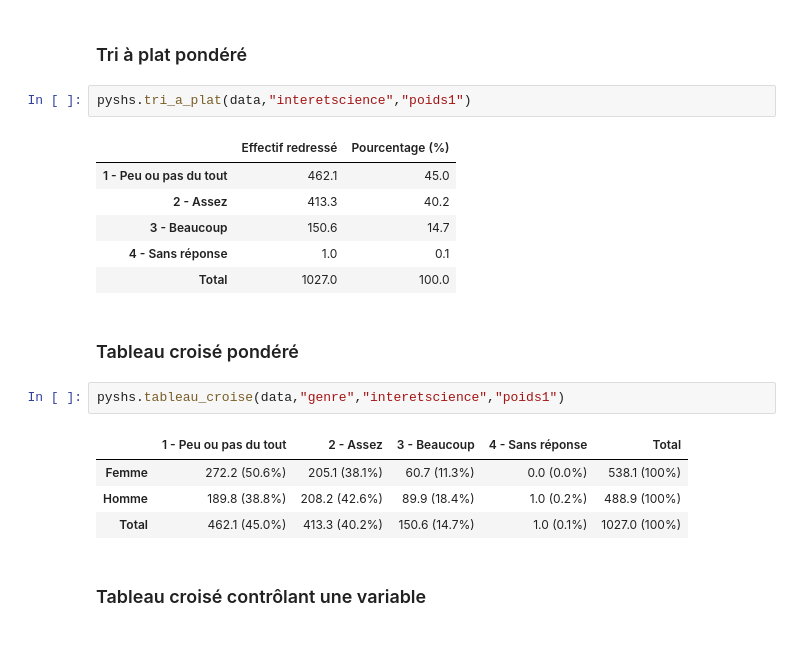
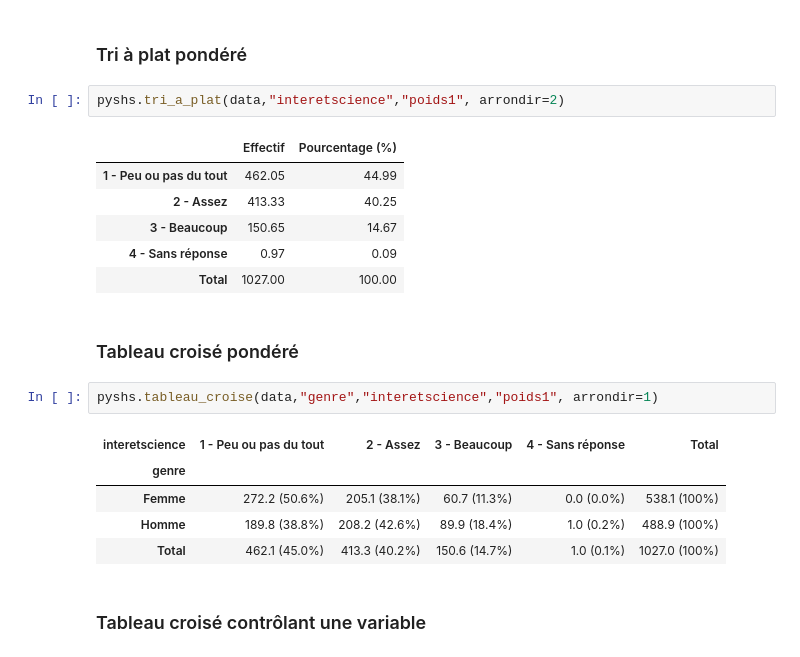
Before and after one commit to emilienschultz/pyshs-bib, a Jupyter notebook: docs/Exemple PySHS.ipynb, the cells around one changed output. Drawn from its saved outputs; the diff is of its cells as text.

```diff
--- a/docs/Exemple PySHS.ipynb
+++ b/docs/Exemple PySHS.ipynb
@@ -75,20 +75,21 @@ pyshs.verification_recodage(data,"apportscience","apportsciencepositif")
 # %% [markdown]
 ### Tri à plat pondéré
 # %%
-pyshs.tri_a_plat(data,"interetscience","poids1")
+pyshs.tri_a_plat(data,"interetscience","poids1", arrondir=2)
 # %% [output]
-|  | Effectif redressé | Pourcentage (%) |
-| 1 - Peu ou pas du tout | 462.1 | 45.0 |
-| 2 - Assez | 413.3 | 40.2 |
-| 3 - Beaucoup | 150.6 | 14.7 |
-| 4 - Sans réponse | 1.0 | 0.1 |
-| Total | 1027.0 | 100.0 |
+|  | Effectif | Pourcentage (%) |
+| 1 - Peu ou pas du tout | 462.05 | 44.99 |
+| 2 - Assez | 413.33 | 40.25 |
+| 3 - Beaucoup | 150.65 | 14.67 |
+| 4 - Sans réponse | 0.97 | 0.09 |
+| Total | 1027.00 | 100.00 |
 # %% [markdown]
 ### Tableau croisé pondéré
 # %%
-pyshs.tableau_croise(data,"genre","interetscience","poids1")
+pyshs.tableau_croise(data,"genre","interetscience","poids1", arrondir=1)
 # %% [output]
-|  | 1 - Peu ou pas du tout | 2 - Assez | 3 - Beaucoup | 4 - Sans réponse | Total |
+| interetscience | 1 - Peu ou pas du tout | 2 - Assez | 3 - Beaucoup | 4 - Sans réponse | Total |
+| genre |  |  |  |  |  |
 | Femme | 272.2 (50.6%) | 205.1 (38.1%) | 60.7 (11.3%) | 0.0 (0.0%) | 538.1 (100%) |
 | Homme | 189.8 (38.8%) | 208.2 (42.6%) | 89.9 (18.4%) | 1.0 (0.2%) | 488.9 (100%) |
 | Total | 462.1 (45.0%) | 413.3 (40.2%) | 150.6 (14.7%) | 1.0 (0.1%) | 1027.0 (100%) |
```
Also changed, not shown: parts of 3 cells of this notebook, 2 other files.
